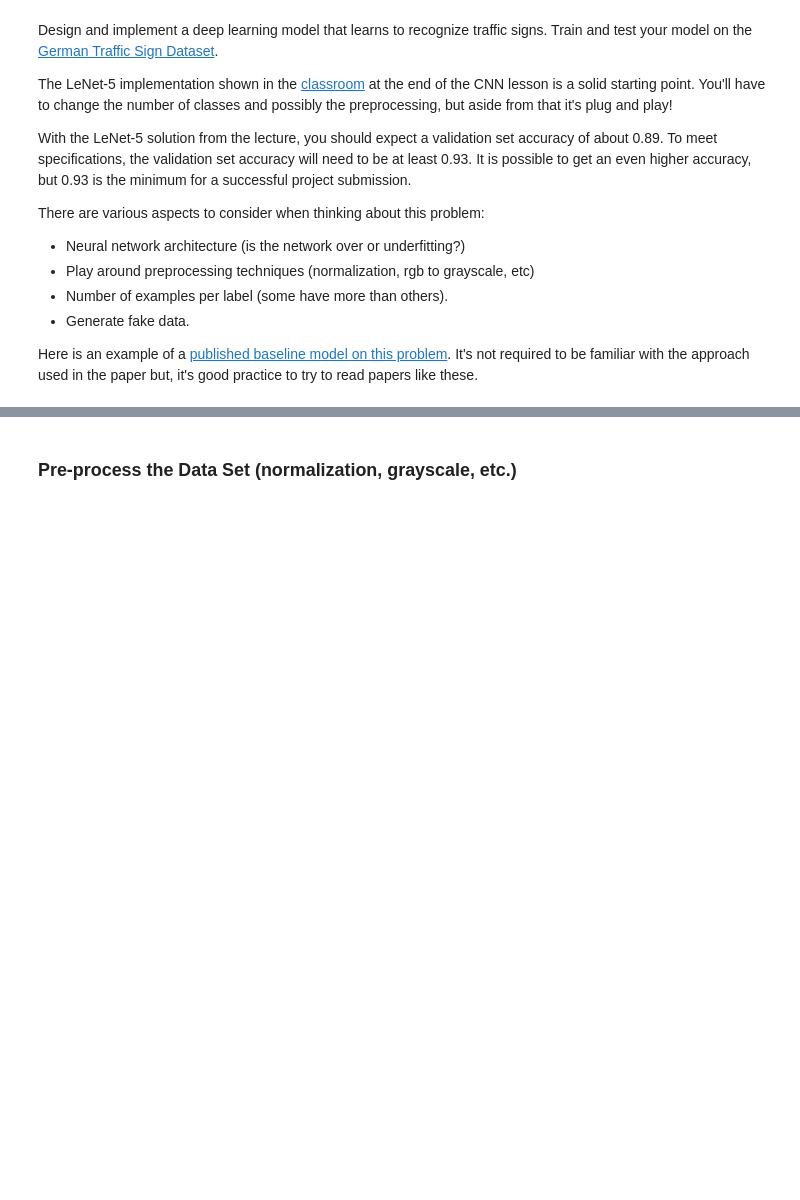
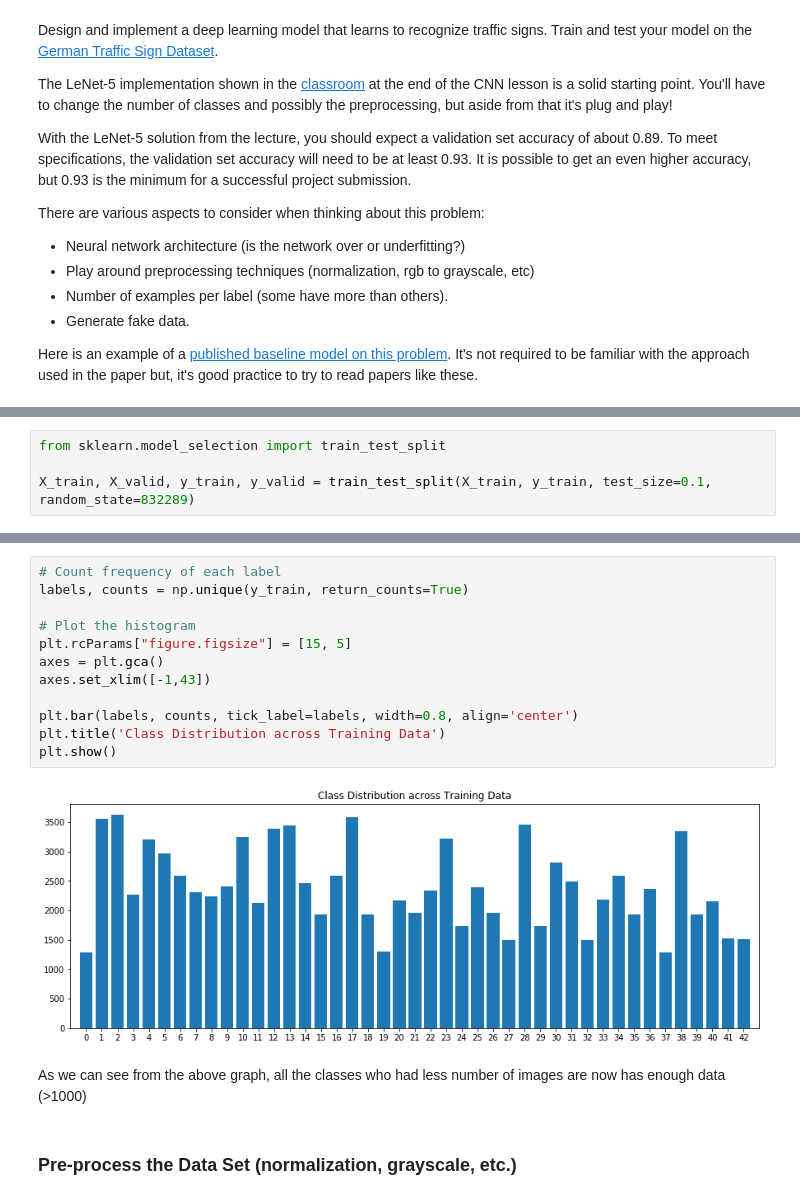
Before and after one commit to jinay1991/CarND-Traffic-Sign-Classifier-Project, a Jupyter notebook: Traffic_Sign_Classifier.ipynb, the cells around one changed output, grey strips where cells are left out. Drawn from its saved outputs; the diff is of its cells as text; blank space fills up the shorter version.

```diff
--- a/Traffic_Sign_Classifier.ipynb
+++ b/Traffic_Sign_Classifier.ipynb
@@ -179,0 +281,4 @@ Here is an example of a [published baseline model on this problem](http://yann.l
+# %%
+from sklearn.model_selection import train_test_split
+
+X_train, X_valid, y_train, y_valid = train_test_split(X_train, y_train, test_size=0.1, random_state=832289)
@@ -180,3 +303,19 @@ Here is an example of a [published baseline model on this problem](http://yann.l
+# %%
+# Count frequency of each label
+labels, counts = np.unique(y_train, return_counts=True)
+
+# Plot the histogram
+plt.rcParams["figure.figsize"] = [15, 5]
+axes = plt.gca()
+axes.set_xlim([-1,43])
+
+plt.bar(labels, counts, tick_label=labels, width=0.8, align='center')
+plt.title('Class Distribution across Training Data')
+plt.show()
+# %% [output]
+[figure, added]
+# %% [markdown]
+As we can see from the above graph, all the classes who had less number of images are now has enough data (>1000)
 # %% [markdown]
 ### Pre-process the Data Set (normalization, grayscale, etc.)
 # %% [markdown]
```
Also changed, not shown: parts of 64 cells of this notebook, 7 other files.
